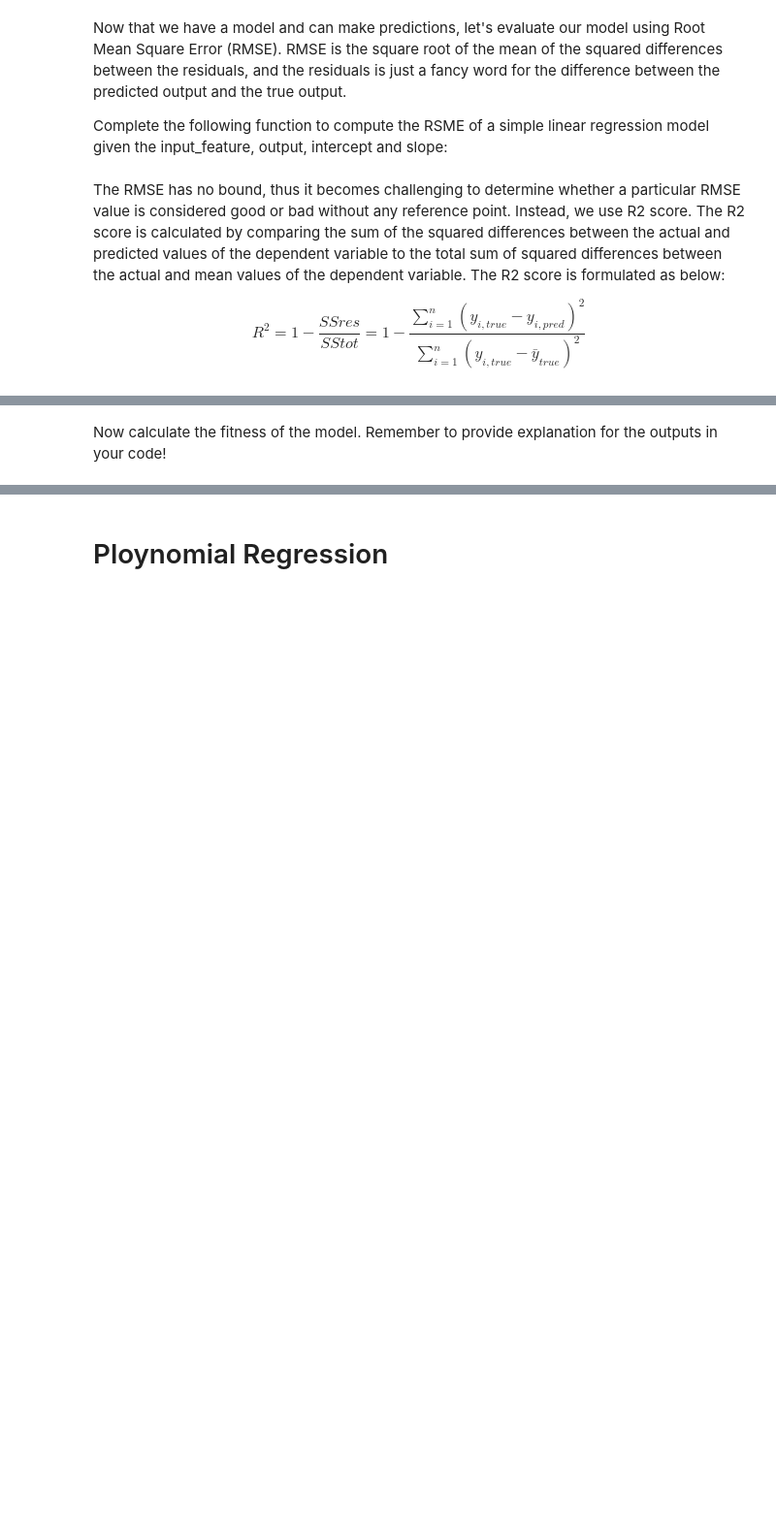
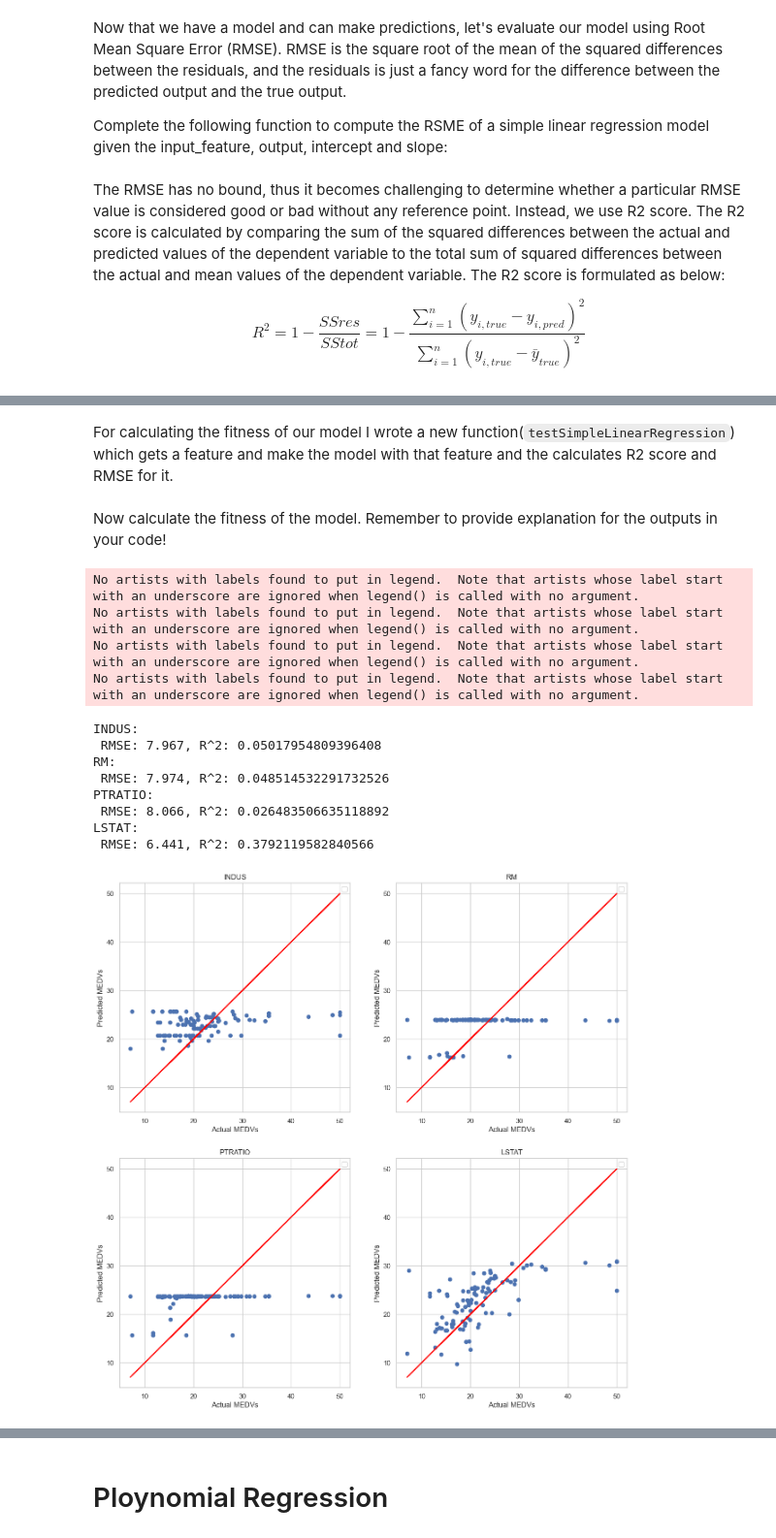
Before and after one commit to AryanBastani/AI-Course-Projects, a Jupyter notebook: Machine Learning/AI-CA4.ipynb, the cells around one changed output, grey strips where cells are left out. Shown at 97% size. Drawn from its saved outputs; the diff is of its cells as text; code cells hidden in the pictures; blank space fills up the shorter version.

```diff
--- a/Machine Learning/AI-CA4.ipynb
+++ b/Machine Learning/AI-CA4.ipynb
@@ -508,3 +519,9 @@ def get_root_mean_square_error(predicted_values, actual_values):
+# %%
+def getRootMeanSquareError(predictedValues , output):
+    residuals = predictedValues - output
+    residualsSumSqr = (residuals ** 2).sum()
+    meanResidualSqr = residualsSumSqr/len(predictedValues)
+    return math.sqrt(meanResidualSqr)
 # %% [markdown]
 The RMSE has no bound, thus it becomes challenging to determine whether a particular RMSE value is considered good or bad without any reference point. Instead, we use R2 score. The R2 score is calculated by comparing the sum of the squared differences between the actual and predicted values of the dependent variable to the total sum of squared differences between the actual and mean values of the dependent variable. The R2 score is formulated as below:
 
@@ -517,0 +529,6 @@ def get_r2_score(predicted_values, actual_values):
+# %%
+def getR2Score(predictedVals, actualVals):
+    residuals = predictedVals - actualVals
+    SSres = (residuals ** 2).sum()
+    SStot = ((actualVals - actualVals.mean())**2).sum()
+    return 1 - SSres / SStot
@@ -518,9 +539,42 @@ def get_r2_score(predicted_values, actual_values):
+# %% [markdown]
+For calculating the fitness of our model I wrote a new function(`testSimpleLinearRegression`) which gets a feature and make the model with that feature and the calculates R2 score and RMSE for it.
+# %%
+def testSimpleLinearRegression(feature, ax):
+    intercept, slope = linearRegression(X_train[feature], y_train)
+    predictedValues = getRegressionPredictions(X_test[feature], intercept, slope)
+    rmse = getRootMeanSquareError(predictedValues, y_test)
+    r2_score = getR2Score(predictedValues, y_test)
+    print(f"{feature}:\n RMSE: {rmse:0.3f}, R^2: {r2_score}")
+
+    ax.scatter(y_test, predictedValues)
+    ax.plot(y_test, y_test, color='red')
+
+    ax.set_xlabel('Actual MEDVs')
+    ax.set_ylabel("Predicted MEDVs")
+    ax.set_title(feature)
+    ax.legend()
 # %% [markdown]
 Now calculate the fitness of the model.
 Remember to provide explanation for the outputs in your code!
-# %%
-designated_feature_list = [] # ToDo
-
-for feature in designated_feature_list:
-  pass
-  #TO DO
+# %%
+designatedFeatureList = list(dependentToPrice.index)
+
+figure, axs = plt.subplots(nrows=2, ncols=2, figsize=(15,15))
+axs = axs.flatten()
+
+for ax, feature in zip(axs, designatedFeatureList):
+    testSimpleLinearRegression(feature, ax)
+# %% [output]
+No artists with labels found to put in legend.  Note that artists whose label start with an underscore are ignored when legend() is called with no argument.
+No artists with labels found to put in legend.  Note that artists whose label start with an underscore are ignored when legend() is called with no argument.
+No artists with labels found to put in legend.  Note that artists whose label start with an underscore are ignored when legend() is called with no argument.
+No artists with labels found to put in legend.  Note that artists whose label start with an underscore are ignored when legend() is called with no argument.
+INDUS:
+ RMSE: 7.967, R^2: 0.05017954809396408
+RM:
+ RMSE: 7.974, R^2: 0.048514532291732526
+PTRATIO:
+ RMSE: 8.066, R^2: 0.026483506635118892
+LSTAT:
+ RMSE: 6.441, R^2: 0.3792119582840566
+[figure, added]
```
Also changed, not shown: parts of 61 cells of this notebook, 5 other files.
